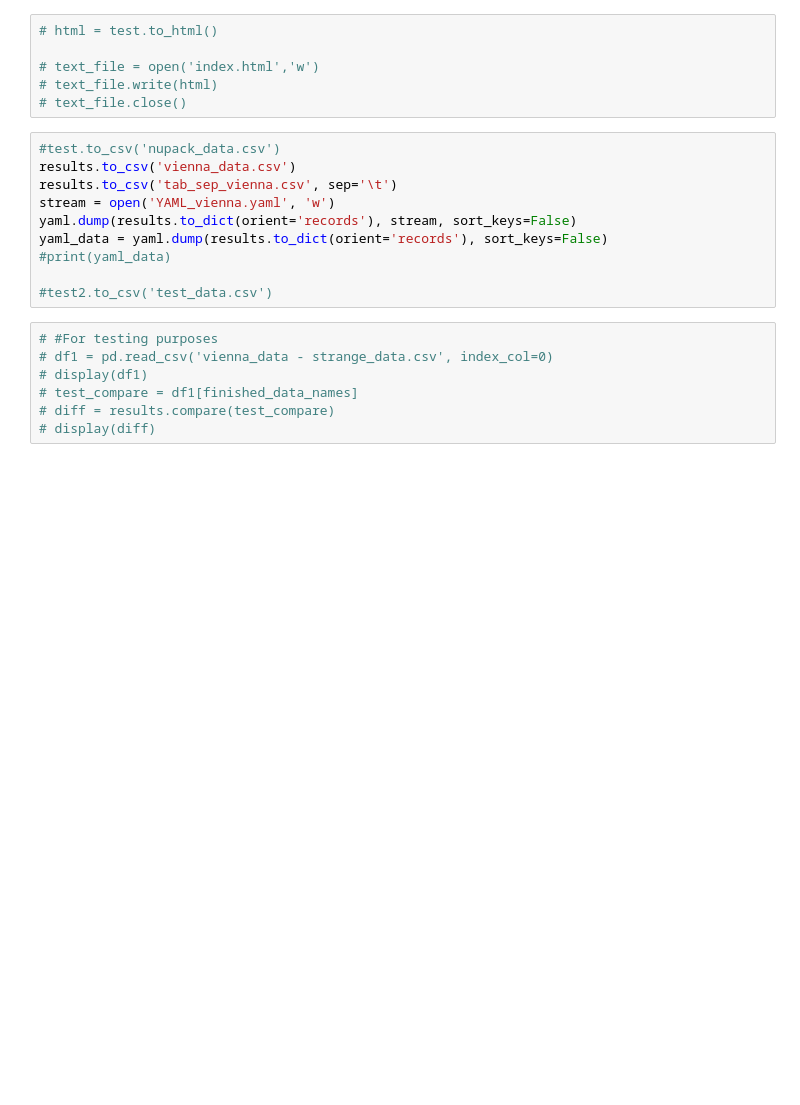
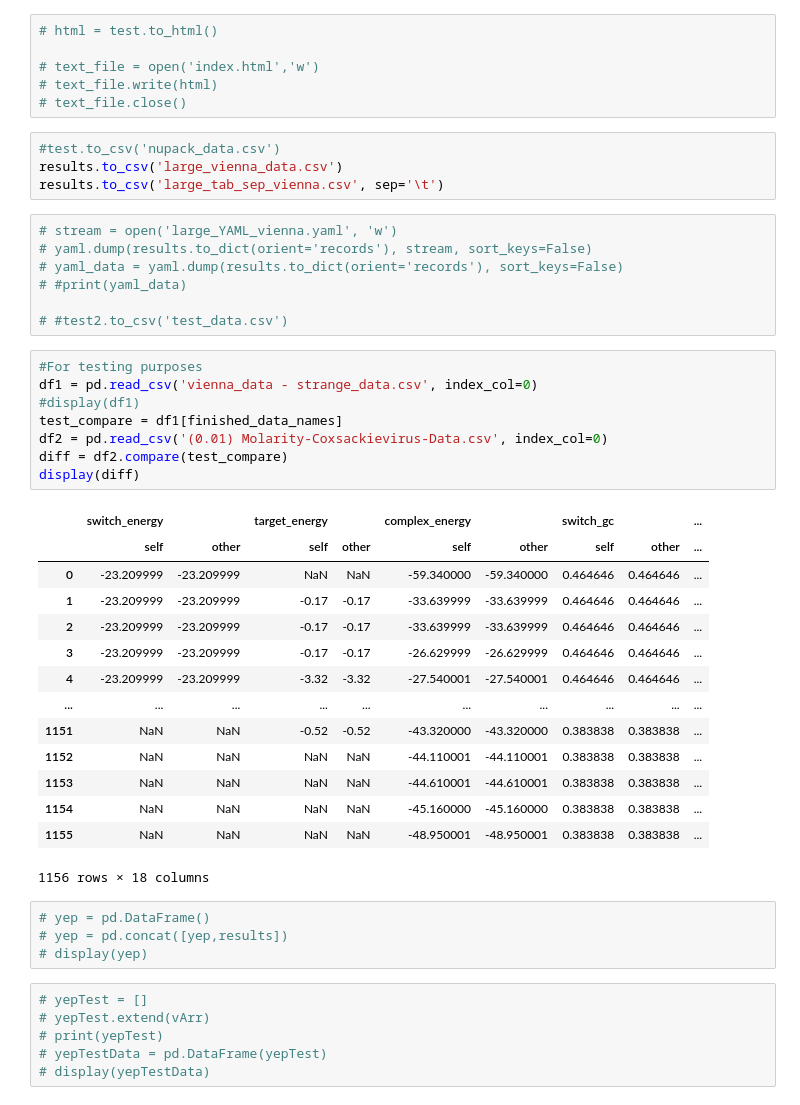
Before and after one commit to jauyong44/vienna-riboswitch, a Jupyter notebook: mfe_table.ipynb, the cells around one changed output. Saved outputs shown, nothing was run; the diff lists cells and outputs as text; blank space fills up the shorter version.

```diff
--- a/mfe_table.ipynb
+++ b/mfe_table.ipynb
@@ -419,20 +442,47 @@ results_sorted = results.sort_values(by = ['complex_energy'])
 # text_file = open('index.html','w')
 # text_file.write(html)
 # text_file.close()
+# %%
+#test.to_csv('nupack_data.csv')
+results.to_csv('large_vienna_data.csv')
+results.to_csv('large_tab_sep_vienna.csv', sep='\t')
 # %%
-#test.to_csv('nupack_data.csv')
-results.to_csv('vienna_data.csv')
-results.to_csv('tab_sep_vienna.csv', sep='\t')
-stream = open('YAML_vienna.yaml', 'w')
-yaml.dump(results.to_dict(orient='records'), stream, sort_keys=False)
-yaml_data = yaml.dump(results.to_dict(orient='records'), sort_keys=False)
-#print(yaml_data)
+# stream = open('large_YAML_vienna.yaml', 'w')
+# yaml.dump(results.to_dict(orient='records'), stream, sort_keys=False)
+# yaml_data = yaml.dump(results.to_dict(orient='records'), sort_keys=False)
+# #print(yaml_data)
 
-#test2.to_csv('test_data.csv')
+# #test2.to_csv('test_data.csv')
 # %%
-# #For testing purposes
-# df1 = pd.read_csv('vienna_data - strange_data.csv', index_col=0)
-# display(df1)
-# test_compare = df1[finished_data_names]
-# diff = results.compare(test_compare)
-# display(diff)
+#For testing purposes
+df1 = pd.read_csv('vienna_data - strange_data.csv', index_col=0)
+#display(df1)
+test_compare = df1[finished_data_names]
+df2 = pd.read_csv('(0.01) Molarity-Coxsackievirus-Data.csv', index_col=0)
+diff = df2.compare(test_compare)
+display(diff)
+# %% [output]
+|  | switch_energy |  | target_energy |  | complex_energy |  | switch_gc |  | ... |
+|  | self | other | self | other | self | other | self | other | ... |
+| 0 | -23.209999 | -23.209999 | NaN | NaN | -59.340000 | -59.340000 | 0.464646 | 0.464646 | ... |
+| 1 | -23.209999 | -23.209999 | -0.17 | -0.17 | -33.639999 | -33.639999 | 0.464646 | 0.464646 | ... |
+| 2 | -23.209999 | -23.209999 | -0.17 | -0.17 | -33.639999 | -33.639999 | 0.464646 | 0.464646 | ... |
+| 3 | -23.209999 | -23.209999 | -0.17 | -0.17 | -26.629999 | -26.629999 | 0.464646 | 0.464646 | ... |
+| 4 | -23.209999 | -23.209999 | -3.32 | -3.32 | -27.540001 | -27.540001 | 0.464646 | 0.464646 | ... |
+| ... | ... | ... | ... | ... | ... | ... | ... | ... | ... |
+| 1151 | NaN | NaN | -0.52 | -0.52 | -43.320000 | -43.320000 | 0.383838 | 0.383838 | ... |
+| 1152 | NaN | NaN | NaN | NaN | -44.110001 | -44.110001 | 0.383838 | 0.383838 | ... |
+| 1153 | NaN | NaN | NaN | NaN | -44.610001 | -44.610001 | 0.383838 | 0.383838 | ... |
+| 1154 | NaN | NaN | NaN | NaN | -45.160000 | -45.160000 | 0.383838 | 0.383838 | ... |
+| 1155 | NaN | NaN | NaN | NaN | -48.950001 | -48.950001 | 0.383838 | 0.383838 | ... |
+1156 rows × 18 columns
+# %%
+# yep = pd.DataFrame()
+# yep = pd.concat([yep,results])
+# display(yep)
+# %%
+# yepTest = []
+# yepTest.extend(vArr)
+# print(yepTest)
+# yepTestData = pd.DataFrame(yepTest)
+# display(yepTestData)
```
Also changed, not shown: parts of 15 cells of this notebook.
